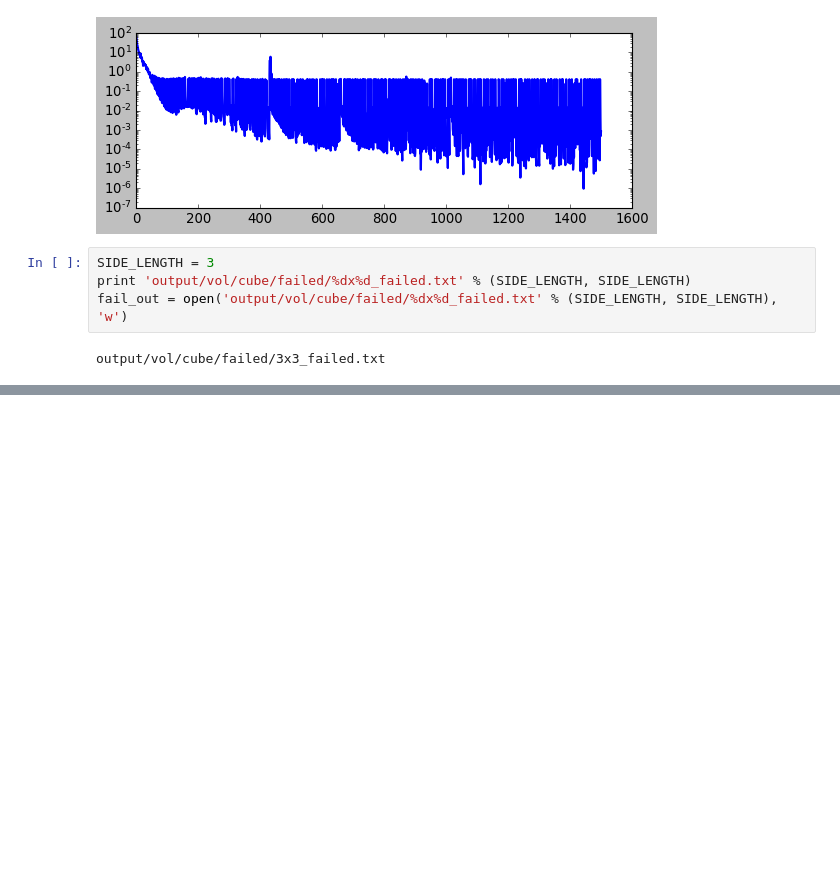
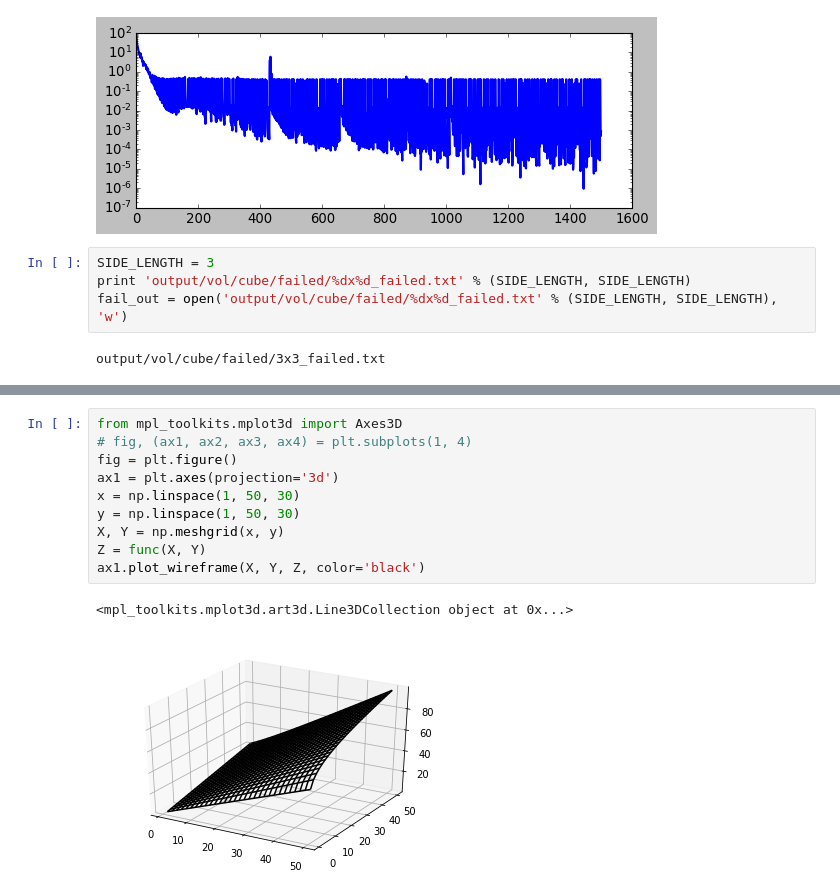
Before and after one commit to caoandong/Calabi_Yau, a Jupyter notebook: Polyhedra_test.ipynb, the cells around one changed output, grey strips where cells are left out. Saved outputs shown, nothing was run; the diff lists cells and outputs as text; blank space fills up the shorter version.

```diff
--- a/Polyhedra_test.ipynb
+++ b/Polyhedra_test.ipynb
@@ -173,0 +266,13 @@ output/vol/cube/failed/3x3_failed.txt
+# %%
+from mpl_toolkits.mplot3d import Axes3D
+# fig, (ax1, ax2, ax3, ax4) = plt.subplots(1, 4)
+fig = plt.figure()
+ax1 = plt.axes(projection='3d')
+x = np.linspace(1, 50, 30)
+y = np.linspace(1, 50, 30)
+X, Y = np.meshgrid(x, y)
+Z = func(X, Y)
+ax1.plot_wireframe(X, Y, Z, color='black')
+# %% [output]
+<mpl_toolkits.mplot3d.art3d.Line3DCollection object at 0x...>
+[figure, added]
```
Also changed, not shown: parts of 5 cells of this notebook, 2 other files.
